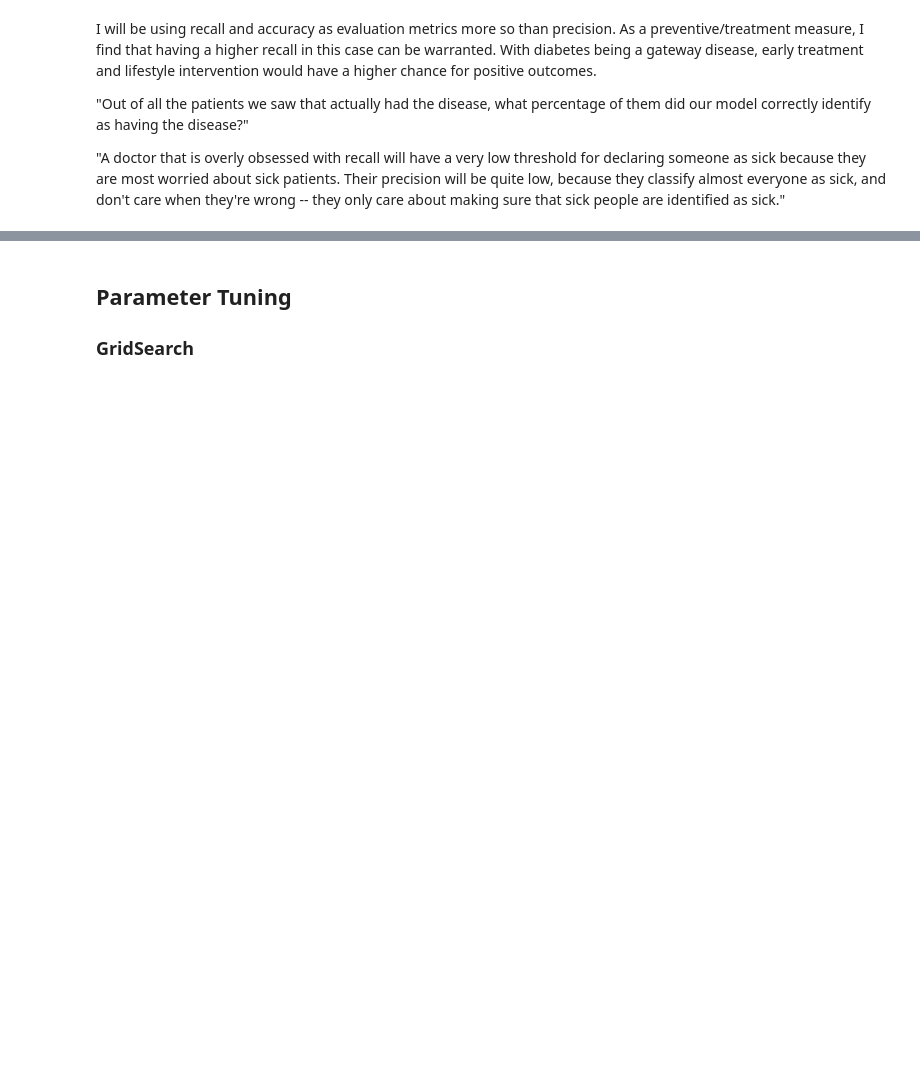
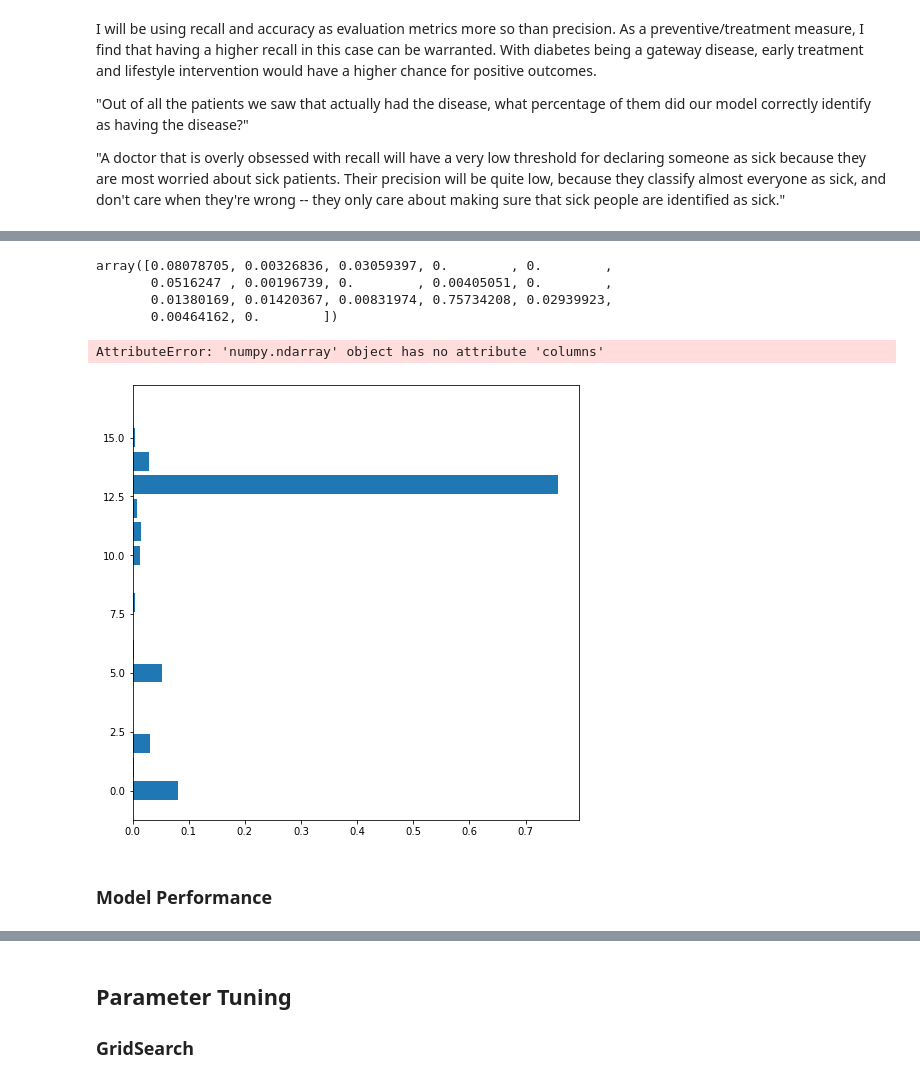
Before and after one commit to ldwilker10/predicting_diabetes_project, a Jupyter notebook: phase3_rough_draft/diabetes_2_basic_logreg.ipynb, the cells around one changed output, grey strips where cells are left out. Cells and saved outputs as stored; diff of their text form; code cells hidden in the pictures; blank space fills up the shorter version.

Commit message:
tuning models and xgboost

```diff
--- a/phase3_rough_draft/diabetes_2_basic_logreg.ipynb
+++ b/phase3_rough_draft/diabetes_2_basic_logreg.ipynb
@@ -542,14 +541,16 @@ print(accuracy_score(y_test, y_base_pred))
 # %%
+# Creating function to take in model and data to generate evaluation score metrics
 def model_scores(model, X_train, X_test, y_train, y_test):
 
-    train_r2 = model.score(X_train, y_train)
+    train_score = model.score(X_train, y_train)
     y_pred_train = model.predict(X_train)
 
-    test_r2 = model.score(X_test, y_test)
+    test_score = model.score(X_test, y_test)
     y_pred_test = model.predict(X_test)
 
 
-    print("Model's R^2:", test_r2)
+    print("Model's Train Score:", train_score)
+    print("Model's Test Score:", test_score)
     print("Cross Validation Scores:", cross_val_score(model, X_train, y_train))
 
     print("Model's Accuracy Score:", accuracy_score(y_test, y_pred_test))
@@ -695,6 +702,8 @@ Model's Recall Score: 0.6818181818181818
 models = [baseline_model, dt_classifier, knn, rfc]
 for model in models:
     print(model)
-    print(model_scores(model, X_train_scaled, X_test_scaled, y_train_resample, y_test))
+    print("")
+    model_scores(model, X_train_scaled, X_test_scaled, y_train_resample, y_test)
+    print("")
 # %% [output]
 LogisticRegression(random_state=42)
@@ -722,0 +740,16 @@ I will be using recall and accuracy as evaluation metrics more so than precision
+# %%
+# Decision tree model classifier
+tree_clf = DecisionTreeClassifier(random_state=42, criterion = 'gini', max_depth = 5)
+
+tree_clf.fit(X_train_scaled, y_train_resample)
+y_tree_pred = tree_clf.predict(X_test_scaled)
+
+# Scoring on trained data
+tree_train_score = tree_clf.score(X_train_scaled, y_train_resample)
+print('Trained data score: ', tree_train_score)
+
+# Scoring on test data
+tree_test_score = tree_clf.score(X_test_scaled, y_test)
+print('Test data score: ', tree_test_score)
+
+model_scores(tree_clf, X_train_scaled, X_test_scaled, y_train_resample, y_test)
@@ -722,0 +766,24 @@ I will be using recall and accuracy as evaluation metrics more so than precision
+# %%
+# Feature importance
+tree_clf.feature_importances_
+# %% [output]
+array([0.08078705, 0.00326836, 0.03059397, 0.        , 0.        ,
+       0.0516247 , 0.00196739, 0.        , 0.00405051, 0.        ,
+       0.01380169, 0.01420367, 0.00831974, 0.75734208, 0.02939923,
+       0.00464162, 0.        ])
+# %%
+#Defining function to plot feature importances
+def plot_feature_importances(model):
+    n_features = X_train_scaled.shape[1]
+    plt.figure(figsize=(8,8))
+    plt.barh(range(n_features), model.feature_importances_, align='center')
+    plt.yticks(np.arange(n_features), X_train_scaled.columns.values)
+    plt.xlabel('Feature importance')
+    plt.ylabel('Feature')
+
+plot_feature_importances(tree_clf)
+# %% [output]
+AttributeError: 'numpy.ndarray' object has no attribute 'columns'
+[figure, added]
+# %% [markdown]
+### Model Performance
```
Also changed, not shown: parts of 38 cells of this notebook.
